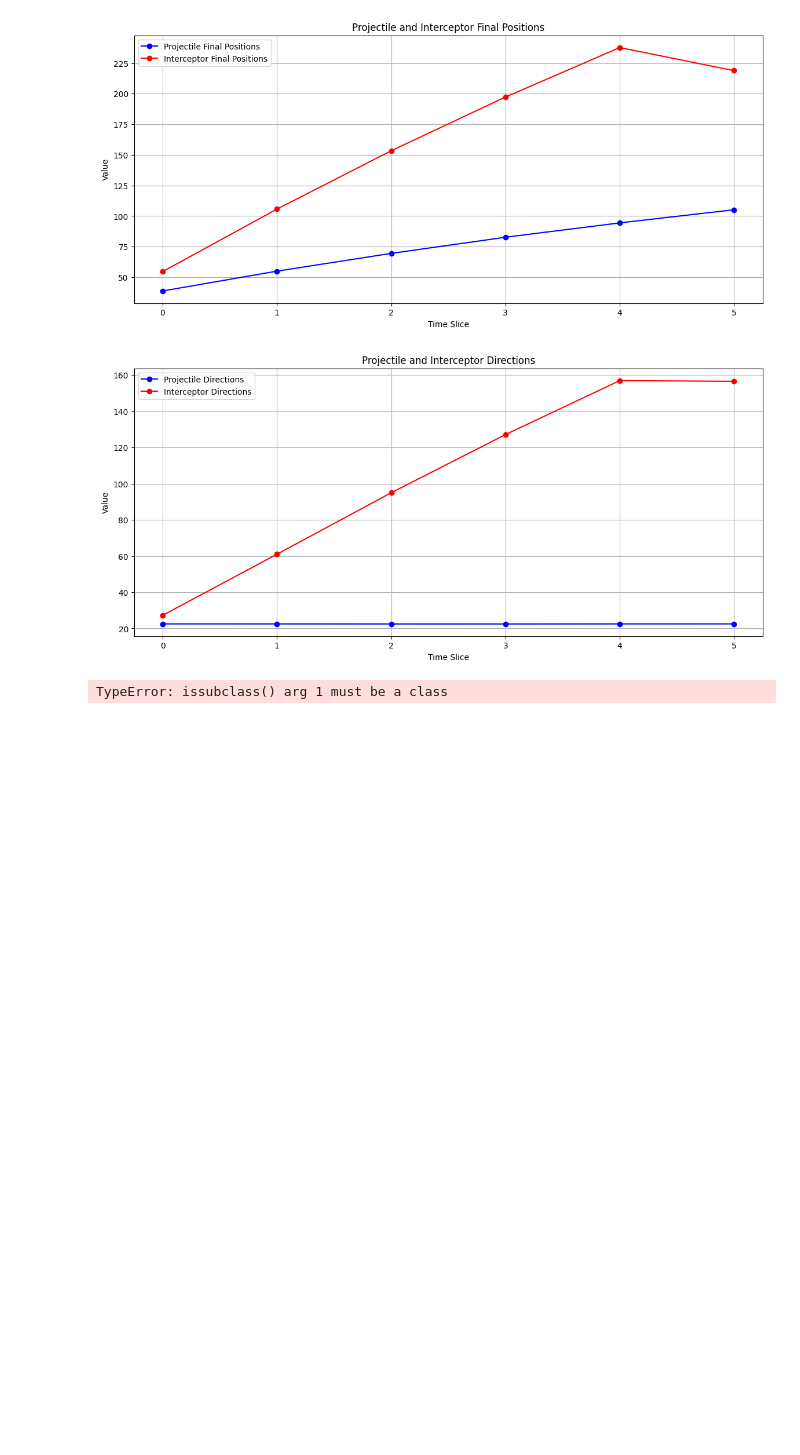
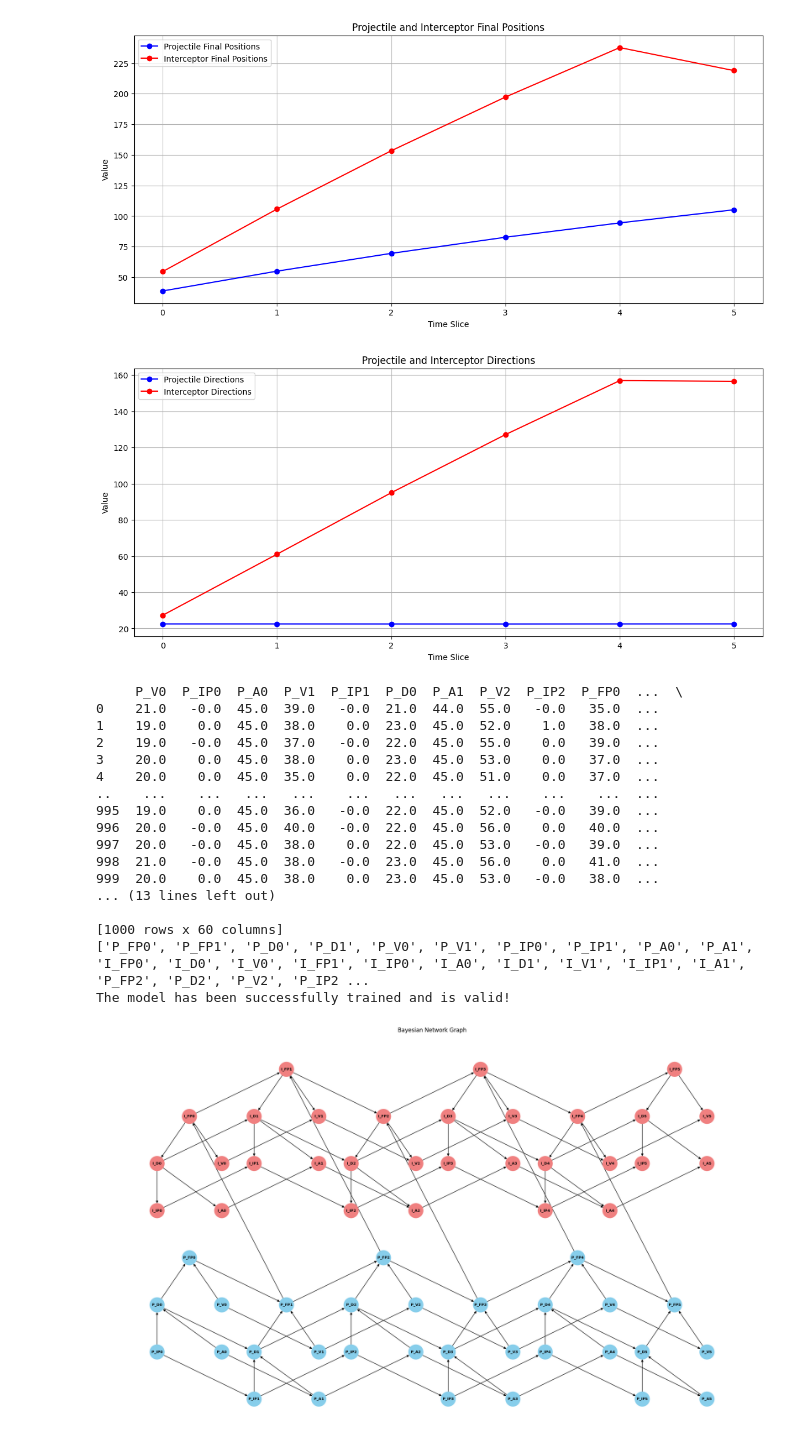
Before and after one commit to SuvarnPillay/Research-Project, a Jupyter notebook: PHASE_2/training/network.ipynb, the cells around one changed output. Saved outputs shown, nothing was run; the diff lists cells and outputs as text; code cells hidden in the pictures; blank space fills up the shorter version.

```diff
--- a/PHASE_2/training/network.ipynb
+++ b/PHASE_2/training/network.ipynb
@@ -403,44 +476,73 @@ plt.show()
 # %%
 import pandas as pd
 from pgmpy.estimators import MaximumLikelihoodEstimator, BayesianEstimator, ExpectationMaximization
 from pgmpy.models import LinearGaussianBayesianNetwork
+from sklearn.model_selection import train_test_split
 
-# Step 1: Load the Data
-data = pd.read_csv('synthetic_trajectory_data.csv')
 
-# Step 2: Define the model (assuming it's already defined)
-# If the GT model is defined as in the code provided
-Test = BayesianNetwork()
-Test.add_nodes_from(data.columns)
-network_nodes = list(Test.nodes())
-# Check for missing nodes in the network
-# Convert to sets
-data_columns_set = set(data.columns)
-network_nodes_set = set(network_nodes)
+data = pd.read_csv('trajectory_data.csv')
+data = data.round(0)
 
-# Find intersection
-common_columns = data_columns_set.intersection(network_nodes_set)
-
-# Convert intersection back to a list (if needed) and filter the DataFrame
-data_filtered = data[common_columns]
+train, temp = train_test_split(data, test_size= 0.4, random_state=42)
+val, test = train_test_split(temp, test_size=0.5, random_state=42)
 
 
 
-# Step 3: Fit the Model using Expectation-Maximization for latent variables
-em = MaximumLikelihoodEstimator(Test, data_filtered)
-Test.fit(data_filtered, estimator=em)
+# This is for training on my physics dataset
+# Test.add_nodes_from(data.columns)
+
+# model.add_nodes_from(GT.nodes())
+# print(train)
+
+# BicEdges = learn_structure(train,0)
+
+# print(BicEdges)
+
+model = BayesianNetwork(GT.edges())
+
+print(model.nodes())
+
+# network_nodes = list(Test.nodes())
 
 
+
+# data_columns_set = set(data.columns)
+# network_nodes_set = set(network_nodes)
+
+# common_columns = data_columns_set.intersection(network_nodes_set)
+
+
+# data_filtered = data[common_columns]
+
+
+model.fit(train, estimator=MaximumLikelihoodEstimator)
 # If you want to use Bayesian Estimation:
 # GT.fit(data, estimator=BayesianEstimator, prior_type='BDeu')
 
-# Step 4: Validate the Model
-if Test.check_model():
+
+if model.check_model():
     print("The model has been successfully trained and is valid!")
 else:
     print("The model is not valid. Please check the CPDs.")
 
-# Step 5: Visualize the trained model (if necessary)
-visualise(Test, pos)
+
+visualise(model, pos)
 # %% [output]
-TypeError: issubclass() arg 1 must be a class
+     P_V0  P_IP0  P_A0  P_V1  P_IP1  P_D0  P_A1  P_V2  P_IP2  P_FP0  ...  \
+0    21.0   -0.0  45.0  39.0   -0.0  21.0  44.0  55.0   -0.0   35.0  ...
+1    19.0    0.0  45.0  38.0    0.0  23.0  45.0  52.0    1.0   38.0  ...
+2    19.0   -0.0  45.0  37.0   -0.0  22.0  45.0  55.0    0.0   39.0  ...
+3    20.0    0.0  45.0  38.0    0.0  23.0  45.0  53.0    0.0   37.0  ...
+4    20.0    0.0  45.0  35.0    0.0  22.0  45.0  51.0    0.0   37.0  ...
+..    ...    ...   ...   ...    ...   ...   ...   ...    ...    ...  ...
+995  19.0    0.0  45.0  36.0   -0.0  22.0  45.0  52.0   -0.0   39.0  ...
+996  20.0   -0.0  45.0  40.0   -0.0  22.0  45.0  56.0    0.0   40.0  ...
+997  20.0   -0.0  45.0  38.0    0.0  22.0  45.0  53.0   -0.0   39.0  ...
+998  21.0   -0.0  45.0  38.0   -0.0  23.0  45.0  56.0    0.0   41.0  ...
+999  20.0    0.0  45.0  38.0    0.0  23.0  45.0  53.0   -0.0   38.0  ...
+... (13 lines left out)
+
+[1000 rows x 60 columns]
+['P_FP0', 'P_FP1', 'P_D0', 'P_D1', 'P_V0', 'P_V1', 'P_IP0', 'P_IP1', 'P_A0', 'P_A1', 'I_FP0', 'I_D0', 'I_V0', 'I_FP1', 'I_IP0', 'I_A0', 'I_D1', 'I_V1', 'I_IP1', 'I_A1', 'P_FP2', 'P_D2', 'P_V2', 'P_IP2 ...
+The model has been successfully trained and is valid!
+[figure, added]
```
Also changed, not shown: parts of 5 cells of this notebook, 1 other file.
